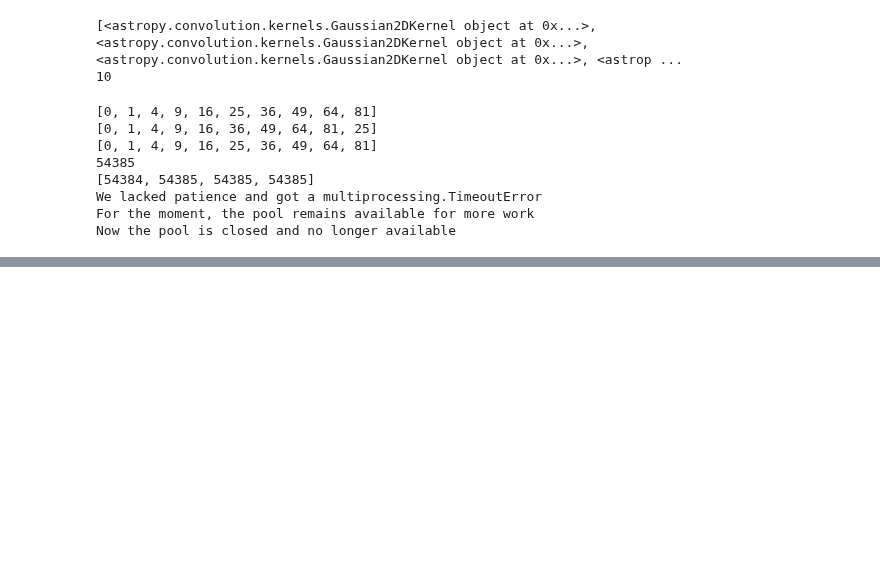
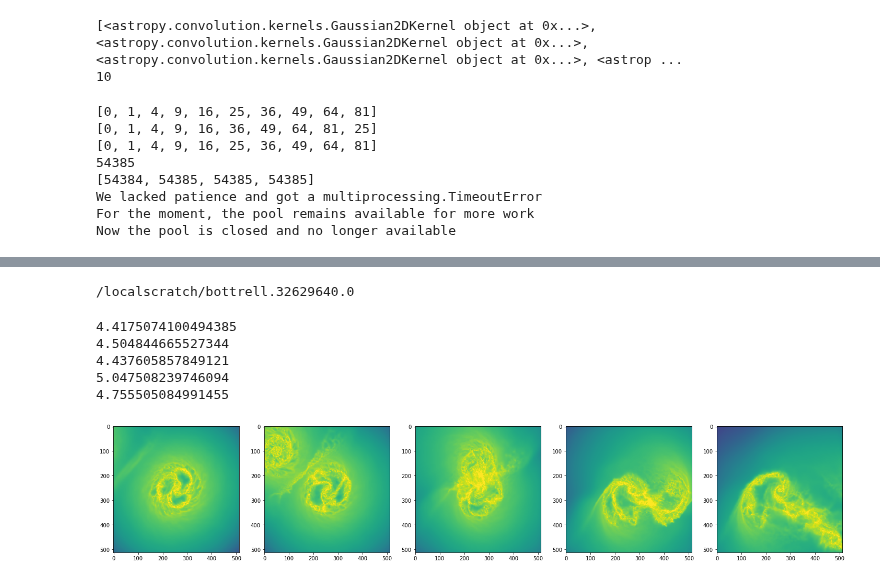
Before and after one commit to cbottrell/RealSim-IFS, a Jupyter notebook: RealSim-IFS_MaNGA_Observe_tests.ipynb, the cells around one changed output, grey strips where cells are left out. Drawn from its saved outputs; the diff is of its cells as text; code cells hidden in the pictures; blank space fills up the shorter version.

Commit message:
Use SLURM_TMPDIR for these large file. Big speed boosts.

```diff
--- a/RealSim-IFS_MaNGA_Observe_tests.ipynb
+++ b/RealSim-IFS_MaNGA_Observe_tests.ipynb
@@ -372,0 +353,17 @@ if __name__ == '__main__':
+# %%
+if __name__ == '__main__':
+
+    fig,axarr = plt.subplots(1,2,figsize=(10,5))
+
+    filename = '/home/bottrell/scratch/Fire_Kinematics/LOSVD/G2G3_e/orbit_1/kinemetry_datacube_G2G3_e-orbit_1_0149_stars_i1.fits'
+
+    start = time.time()
+    maps = Generate_Maps_From_File(filename)
+    print('Time to generate maps from idealized LOSVD: {}'.format(time.time()-start))
+    axarr[0].imshow(maps[1],vmin=-120,vmax=120,cmap='jet',origin='lower')
+
+    start = time.time()
+    data = Prepare_IFS(filename,psf_type='Gaussian')
+    print('Time to convolve LOSVD with MaNGA PSF: {}'.format(time.time()-start))
+    maps = Generate_Maps_From_Data(filename,data)
+    axarr[1].imshow(maps[1],vmin=-120,vmax=120,cmap='jet',origin='lower')
@@ -372,0 +403,35 @@ if __name__ == '__main__':
+# %%
+import os,sys,time
+import numpy as np
+import RealSim_IFS
+from glob import glob
+from shutil import copy as cp
+import matplotlib.pyplot as plt
+
+if 'SLURM_TMPDIR' in [key for key in os.environ.keys()]:
+    wdir = os.environ['SLURM_TMPDIR']
+    os.chdir(wdir)
+    print(os.getcwd())
+# %% [output]
+/localscratch/bottrell.32629640.0
+# %%
+losvd_dir = '/home/bottrell/scratch/Fire_Kinematics/LOSVD/G2G3_e/orbit_1'
+filenames = list(sorted(glob(losvd_dir+'/*_gas_i0.fits')))[:5]
+
+fig,axarr = plt.subplots(1,5,figsize=(25,5))
+
+for filename,ax in zip(filenames,axarr.flat):
+    localfile = filename.replace(losvd_dir,wdir)
+    start = time.time()
+    cp(filename,localfile)
+    maps = RealSim_IFS.Generate_Maps_From_File(localfile)
+    print(time.time()-start)
+    ax.imshow(np.log10(maps[0]),vmin=0,vmax=6)
+    if os.access(localfile,0):os.remove(localfile)
+# %% [output]
+4.4175074100494385
+4.504844665527344
+4.437605857849121
+5.047508239746094
+4.755505084991455
+[figure, added]
```
Also changed, not shown: parts of 6 cells of this notebook, 2 other files.
